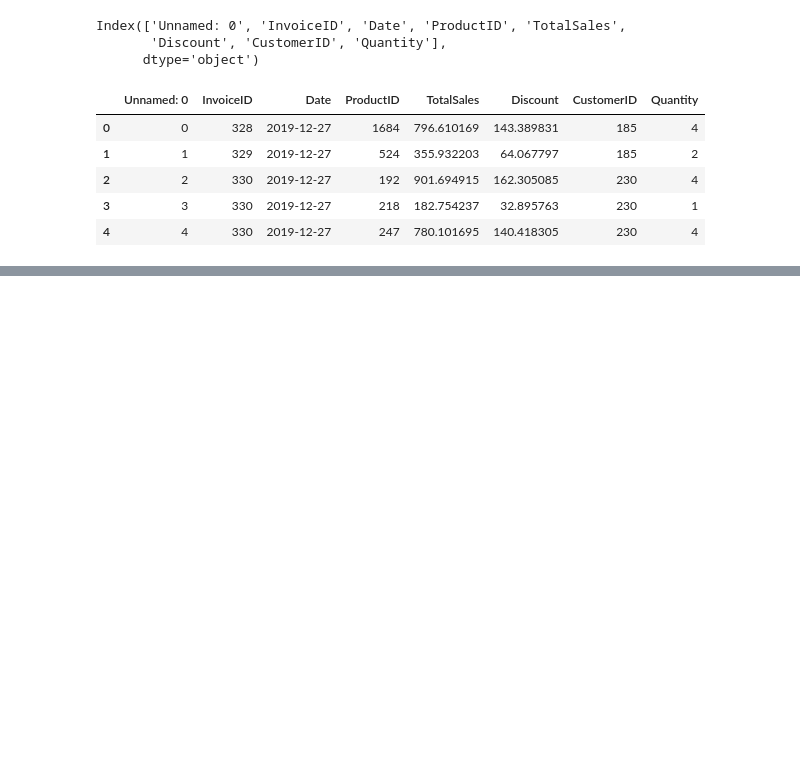
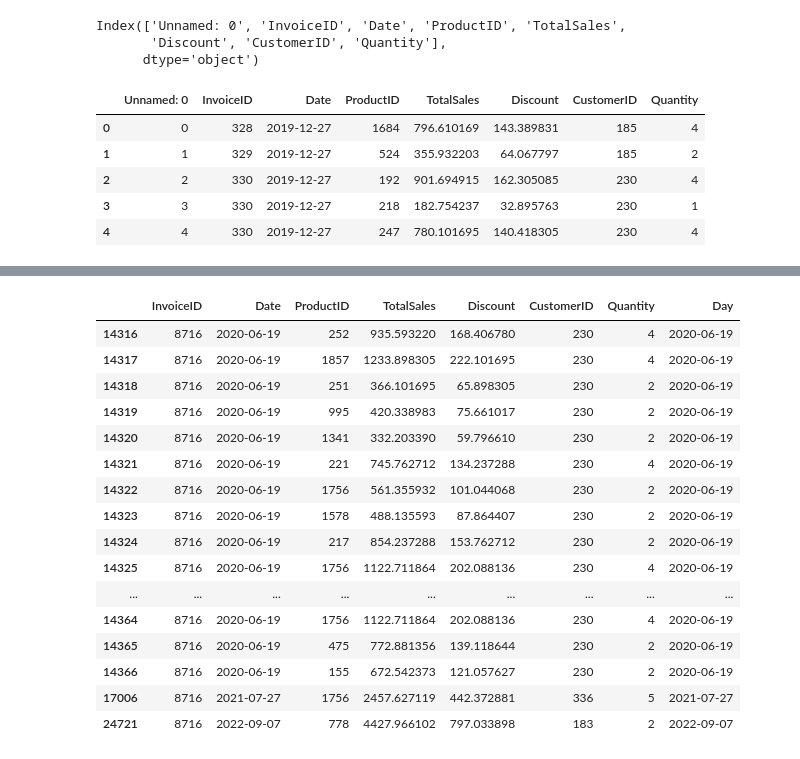
Before and after one commit to Medoci/Medoci, a Jupyter notebook: notebooks/Retail_CLV_competition.ipynb, the cells around one changed output, grey strips where cells are left out. Drawn from its saved outputs; the diff is of its cells as text; code cells hidden in the pictures; blank space fills up the shorter version.

```diff
--- a/notebooks/Retail_CLV_competition.ipynb
+++ b/notebooks/Retail_CLV_competition.ipynb
@@ -52,3 +54,9 @@ retail.head()
 | 2 | 2 | 330 | 2019-12-27 | 192 | 901.694915 | 162.305085 | 230 | 4 |
 | 3 | 3 | 330 | 2019-12-27 | 218 | 182.754237 | 32.895763 | 230 | 1 |
 | 4 | 4 | 330 | 2019-12-27 | 247 | 780.101695 | 140.418305 | 230 | 4 |
+# %%
+retail = retail[['InvoiceID', 'Date', 'ProductID', 'TotalSales',
+       'Discount', 'CustomerID', 'Quantity']]
+# %%
+retail['Day'] = pd.to_datetime(retail['Date'],  yearfirst=True)
+retail[['CustomerID', 'ProductID', 'InvoiceID']] = retail[['CustomerID', 'ProductID', 'InvoiceID']].astype(str)
@@ -54,0 +131,20 @@ retail.head()
+# %%
+retail.query("InvoiceID == '8716'")
+# %% [output]
+|  | InvoiceID | Date | ProductID | TotalSales | Discount | CustomerID | Quantity | Day |
+| 14316 | 8716 | 2020-06-19 | 252 | 935.593220 | 168.406780 | 230 | 4 | 2020-06-19 |
+| 14317 | 8716 | 2020-06-19 | 1857 | 1233.898305 | 222.101695 | 230 | 4 | 2020-06-19 |
+| 14318 | 8716 | 2020-06-19 | 251 | 366.101695 | 65.898305 | 230 | 2 | 2020-06-19 |
+| 14319 | 8716 | 2020-06-19 | 995 | 420.338983 | 75.661017 | 230 | 2 | 2020-06-19 |
+| 14320 | 8716 | 2020-06-19 | 1341 | 332.203390 | 59.796610 | 230 | 2 | 2020-06-19 |
+| 14321 | 8716 | 2020-06-19 | 221 | 745.762712 | 134.237288 | 230 | 4 | 2020-06-19 |
+| 14322 | 8716 | 2020-06-19 | 1756 | 561.355932 | 101.044068 | 230 | 2 | 2020-06-19 |
+| 14323 | 8716 | 2020-06-19 | 1578 | 488.135593 | 87.864407 | 230 | 2 | 2020-06-19 |
+| 14324 | 8716 | 2020-06-19 | 217 | 854.237288 | 153.762712 | 230 | 2 | 2020-06-19 |
+| 14325 | 8716 | 2020-06-19 | 1756 | 1122.711864 | 202.088136 | 230 | 4 | 2020-06-19 |
+| ... | ... | ... | ... | ... | ... | ... | ... | ... |
+| 14364 | 8716 | 2020-06-19 | 1756 | 1122.711864 | 202.088136 | 230 | 4 | 2020-06-19 |
+| 14365 | 8716 | 2020-06-19 | 475 | 772.881356 | 139.118644 | 230 | 2 | 2020-06-19 |
+| 14366 | 8716 | 2020-06-19 | 155 | 672.542373 | 121.057627 | 230 | 2 | 2020-06-19 |
+| 17006 | 8716 | 2021-07-27 | 1756 | 2457.627119 | 442.372881 | 336 | 5 | 2021-07-27 |
+| 24721 | 8716 | 2022-09-07 | 778 | 4427.966102 | 797.033898 | 183 | 2 | 2022-09-07 |
```
Also changed, not shown: parts of 7 cells of this notebook.
